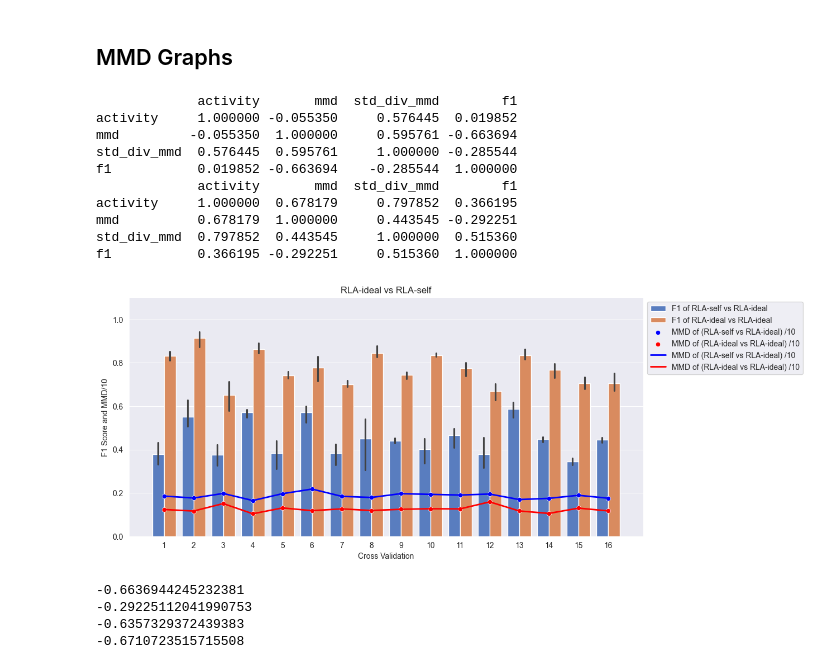
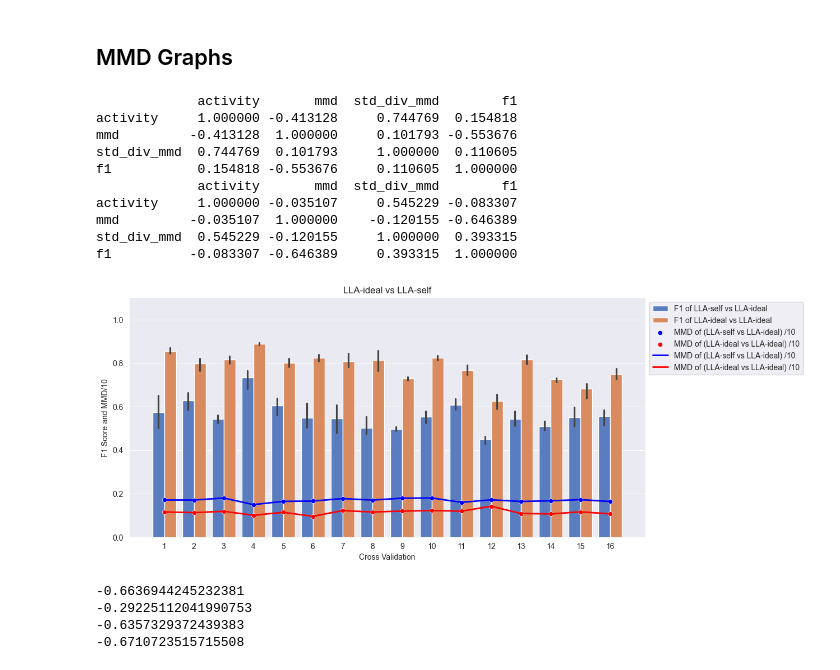
Before and after one commit to Gr33nMayhem/PERCOM_Variability_Research, a Jupyter notebook: notebooks/results_notebook/graph_creation_realdisp.ipynb, the cells around one changed output. Saved outputs shown, nothing was run; the diff lists cells and outputs as text; code cells hidden in the pictures.

```diff
--- a/notebooks/results_notebook/graph_creation_realdisp.ipynb
+++ b/notebooks/results_notebook/graph_creation_realdisp.ipynb
@@ -218,8 +218,8 @@ F1 Score: 0.000682478355283567
 # %% [markdown]
 ## MMD Graphs
 # %%
-sensor_test = "RLA-ideal"
-sensor_train = "RLA-self"
+sensor_test = "LLA-ideal"
+sensor_train = "LLA-self"
 result_list = []
 for i in range(16):
     did_run = True
@@ -295,42 +295,42 @@ mmd_2_1 = mmd_2_1.set_index('CV')
 # finding the corelation between mmd and f1 score for 1_1
 mmd_1_1['f1'] = f1_1_1['f1']
 mmd_2_1['f1'] = f1_2_1['f1']
 
 
 print(mmd_1_1.corr())
 print(mmd_2_1.corr())
 
 # divide MMD value by 10
 mmd_1_1['mmd'] = mmd_1_1['mmd'] / 10
 mmd_2_1['mmd'] = mmd_2_1['mmd'] / 10
 
 # reset the index to be 0 to len
 mmd_1_1 = mmd_1_1.reset_index()
 mmd_2_1 = mmd_2_1.reset_index()
 # plot the mmd values not only as line but also as points on the graph
 sns.scatterplot(data=mmd_2_1['mmd'], color='blue', label='MMD of (' + sensor_train + ' vs ' + sensor_test + ') /10')
 ax = sns.scatterplot(data=mmd_1_1['mmd'], color='red',
                      label='MMD of (' + sensor_test + ' vs ' + sensor_test + ') /10')
 # plot the mmd values on top of the f1 score. with x as cv, with thickness 2
 sns.lineplot(data=mmd_2_1['mmd'], color='blue', label='MMD of (' + sensor_train + ' vs ' + sensor_test + ') /10',
              linewidth=2)
 ax = sns.lineplot(data=mmd_1_1['mmd'], color='red', label='MMD of (' + sensor_test + ' vs ' + sensor_test + ') /10',
                   linewidth=2)
 sns.move_legend(ax, "upper left", bbox_to_anchor=(1, 1))
 
 plt.show()
 # %% [output]
              activity       mmd  std_div_mmd        f1
-activity     1.000000 -0.055350     0.576445  0.019852
-mmd         -0.055350  1.000000     0.595761 -0.663694
-std_div_mmd  0.576445  0.595761     1.000000 -0.285544
-f1           0.019852 -0.663694    -0.285544  1.000000
+activity     1.000000 -0.413128     0.744769  0.154818
+mmd         -0.413128  1.000000     0.101793 -0.553676
+std_div_mmd  0.744769  0.101793     1.000000  0.110605
+f1           0.154818 -0.553676     0.110605  1.000000
              activity       mmd  std_div_mmd        f1
-activity     1.000000  0.678179     0.797852  0.366195
-mmd          0.678179  1.000000     0.443545 -0.292251
-std_div_mmd  0.797852  0.443545     1.000000  0.515360
-f1           0.366195 -0.292251     0.515360  1.000000
+activity     1.000000 -0.035107     0.545229 -0.083307
+mmd         -0.035107  1.000000    -0.120155 -0.646389
+std_div_mmd  0.545229 -0.120155     1.000000  0.393315
+f1          -0.083307 -0.646389     0.393315  1.000000
-[figure, old version]
+[figure, new version]
 # %%
 sensor_list = [['RLA-ideal', 'RLA-self'], ['RLA-self', 'RLA-ideal']] #, ['LLA-ideal', 'LLA-self'], ['LLA-self', 'LLA-ideal']]
 
```
Also changed, not shown: 4 other files.
